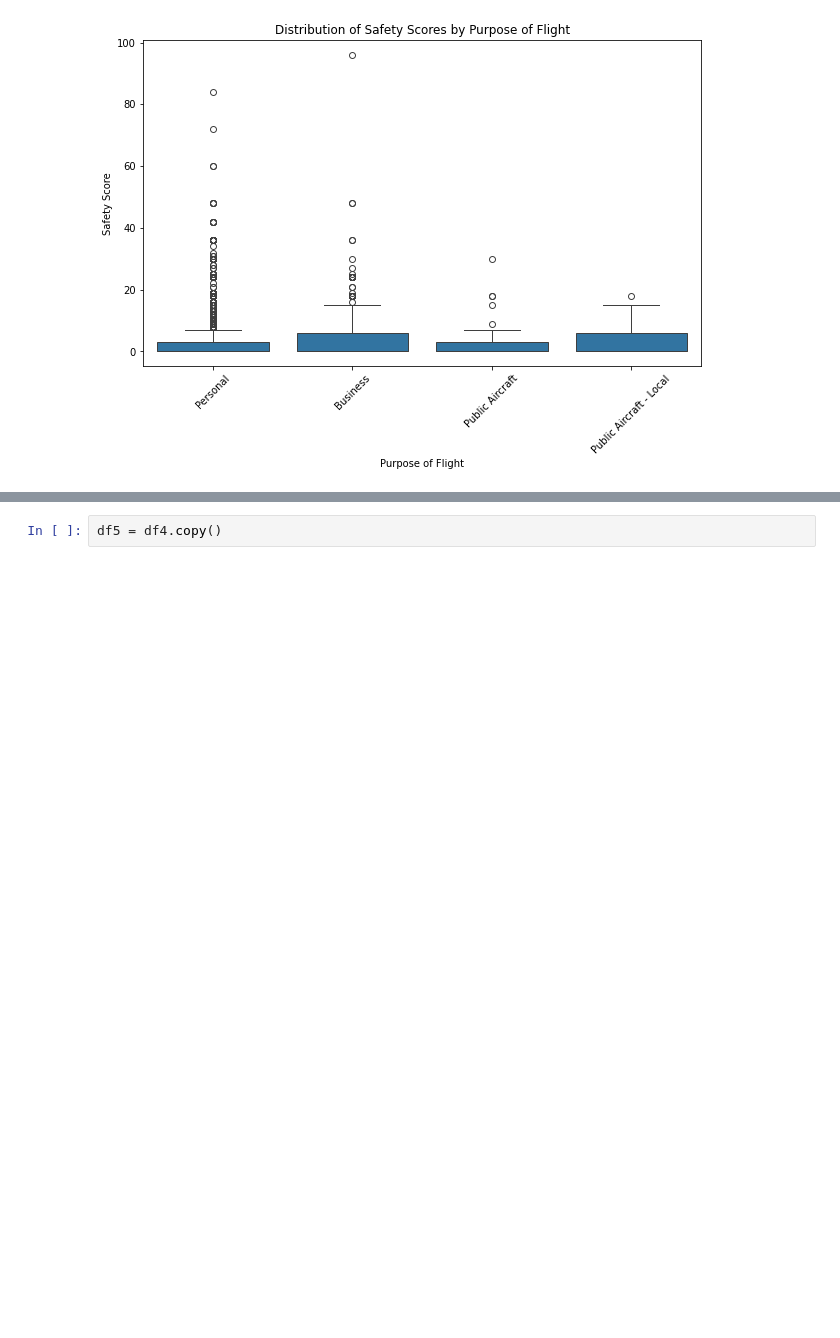
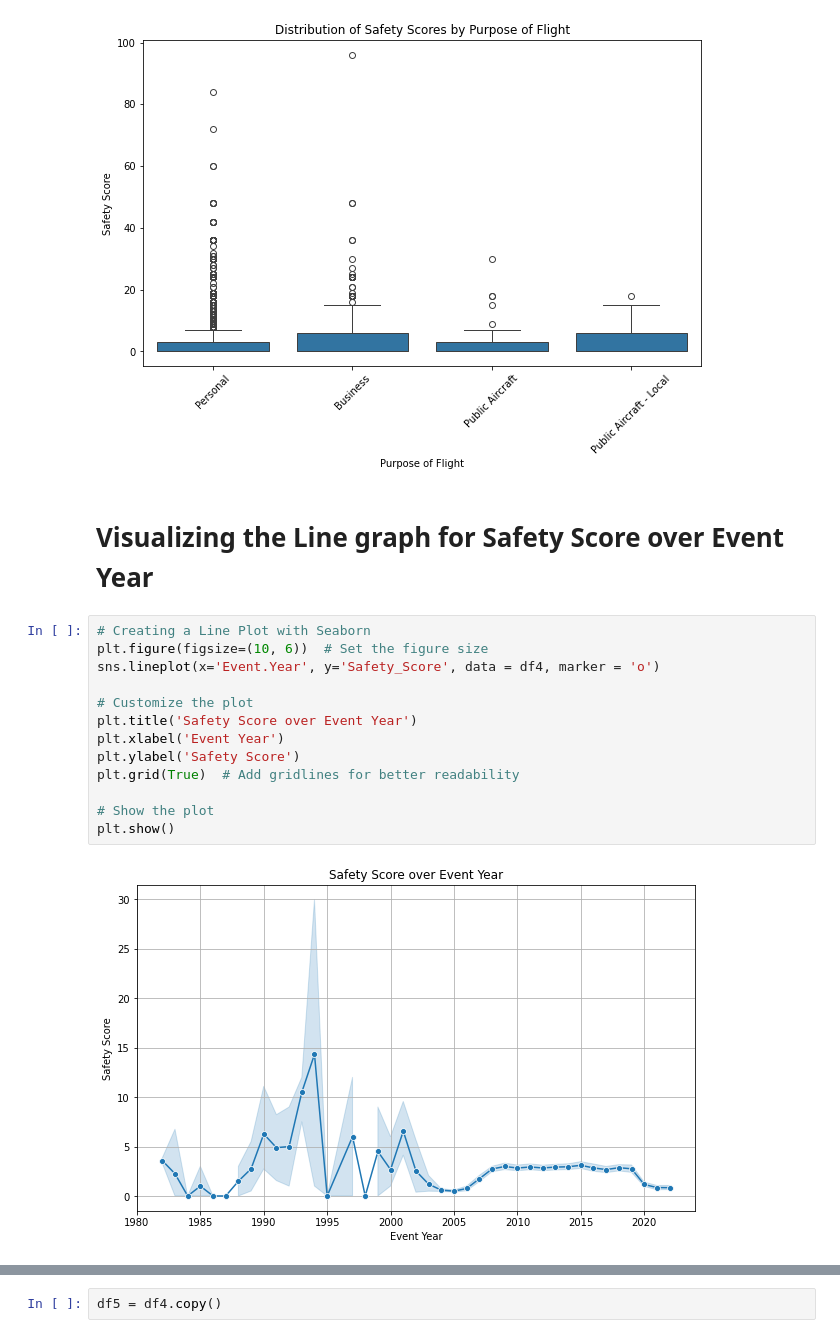
Before and after one commit to mikabenson/phase_1.project, a Jupyter notebook: student1.ipynb, the cells around one changed output, grey strips where cells are left out. Cells and saved outputs as stored; diff of their text form; blank space fills up the shorter version.

```diff
--- a/student1.ipynb
+++ b/student1.ipynb
@@ -997,3 +1068,20 @@ plt.xticks(rotation=45)  # Rotate x-axis labels if needed
 plt.show()
 # %% [output]
 [figure]
+# %% [markdown]
+# Visualizing the Line graph for Safety Score over Event Year
+# %%
+# Creating a Line Plot with Seaborn
+plt.figure(figsize=(10, 6))  # Set the figure size
+sns.lineplot(x='Event.Year', y='Safety_Score', data = df4, marker = 'o')
+
+# Customize the plot
+plt.title('Safety Score over Event Year')
+plt.xlabel('Event Year')
+plt.ylabel('Safety Score')
+plt.grid(True)  # Add gridlines for better readability
+
+# Show the plot
+plt.show()
+# %% [output]
+[figure, added]
```
Also changed, not shown: parts of 23 cells of this notebook, 5 other files.
